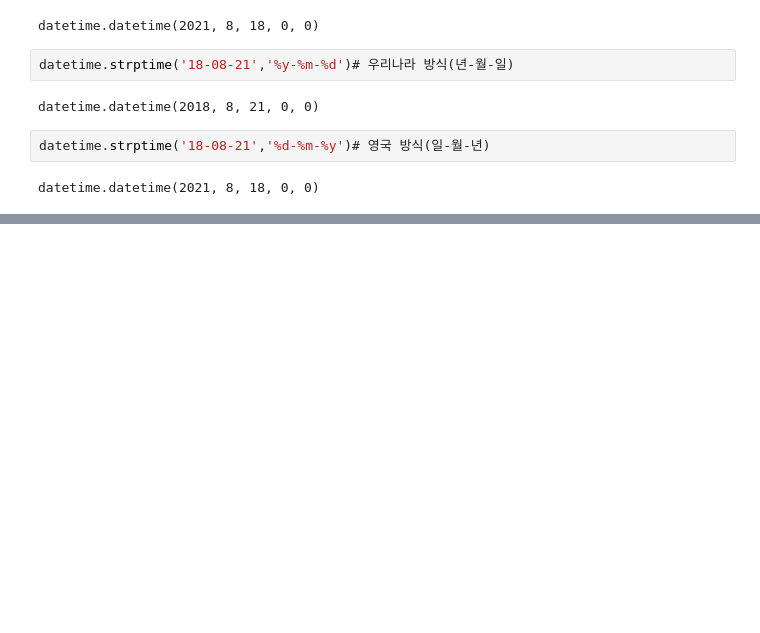
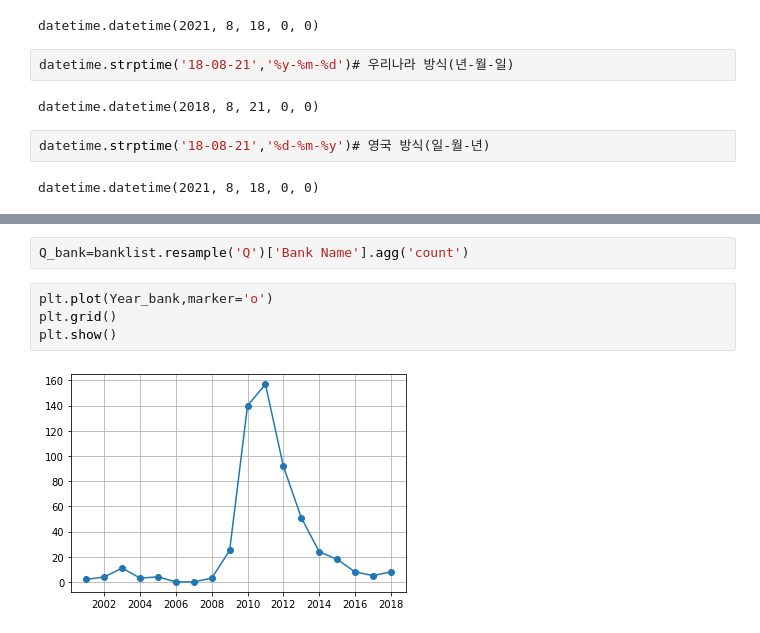
Before and after one commit to sangjin94/SQL_ITWILL, a Jupyter notebook: da16_datetime.ipynb, the cells around one changed output, grey strips where cells are left out. Drawn from its saved outputs; the diff is of its cells as text; blank space fills up the shorter version.

```diff
--- a/da16_datetime.ipynb
+++ b/da16_datetime.ipynb
@@ -117,0 +493,8 @@ datetime.datetime(2021, 8, 18, 0, 0)
+# %%
+Q_bank=banklist.resample('Q')['Bank Name'].agg('count')
+# %%
+plt.plot(Year_bank,marker='o')
+plt.grid()
+plt.show()
+# %% [output]
+[figure, added]
```
Also changed, not shown: parts of 73 cells of this notebook.
